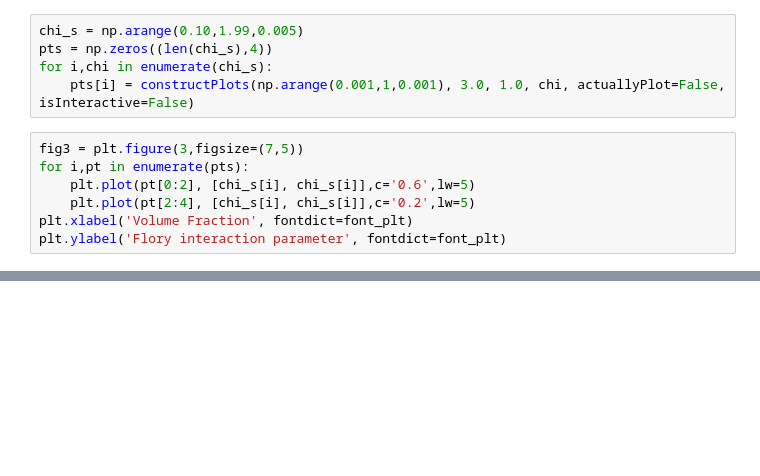
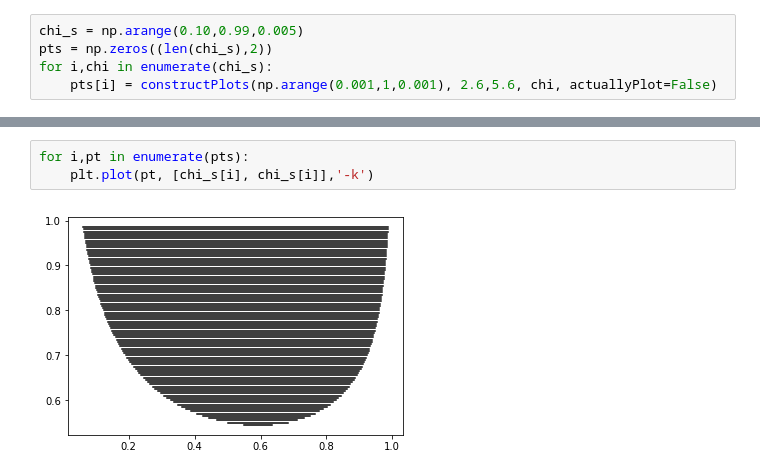
Before and after one commit to rmcgorty/PhaseSeparation, a Jupyter notebook: Interactive Flory-Huggins Phase Diagram - TrialRelease.ipynb, the cells around one changed output, grey strips where cells are left out. Drawn from its saved outputs; the diff is of its cells as text; blank space fills up the shorter version.

```diff
--- a/Interactive Flory-Huggins Phase Diagram - TrialRelease.ipynb
+++ b/Interactive Flory-Huggins Phase Diagram - TrialRelease.ipynb
@@ -312,12 +302,5 @@ constructPlots(np.arange(0.001,1,0.001), 3, 1.0, 1.7, actuallyPlot=True, isInter
 # %%
-chi_s = np.arange(0.10,1.99,0.005)
-pts = np.zeros((len(chi_s),4))
+chi_s = np.arange(0.10,0.99,0.005)
+pts = np.zeros((len(chi_s),2))
 for i,chi in enumerate(chi_s):
-    pts[i] = constructPlots(np.arange(0.001,1,0.001), 3.0, 1.0, chi, actuallyPlot=False, isInteractive=False)
+    pts[i] = constructPlots(np.arange(0.001,1,0.001), 2.6,5.6, chi, actuallyPlot=False)
-# %%
-fig3 = plt.figure(3,figsize=(7,5))
-for i,pt in enumerate(pts):
-    plt.plot(pt[0:2], [chi_s[i], chi_s[i]],c='0.6',lw=5)
-    plt.plot(pt[2:4], [chi_s[i], chi_s[i]],c='0.2',lw=5)
-plt.xlabel('Volume Fraction', fontdict=font_plt)
-plt.ylabel('Flory interaction parameter', fontdict=font_plt)
@@ -328,3 +307,8 @@ Text(0,0.5,'Flory interaction parameter')
+# %%
+for i,pt in enumerate(pts):
+    plt.plot(pt, [chi_s[i], chi_s[i]],'-k')
+# %% [output]
+[figure, added]
 # %%
 interact(constructPlots, phi=fixed(np.arange(0.01,1,0.001)), Na=widgets.FloatSlider(min=0.1,max=4,step=0.1,value=2.6),Nb=widgets.FloatSlider(min=0.1,max=10,step=0.5,value=1.0), xi=widgets.FloatSlider(min=0.3,max=2,step=0.01,value=1.56),continuous_update = False)
 # %% [output]
```
Also changed, not shown: parts of 6 cells of this notebook, 1 other file.
